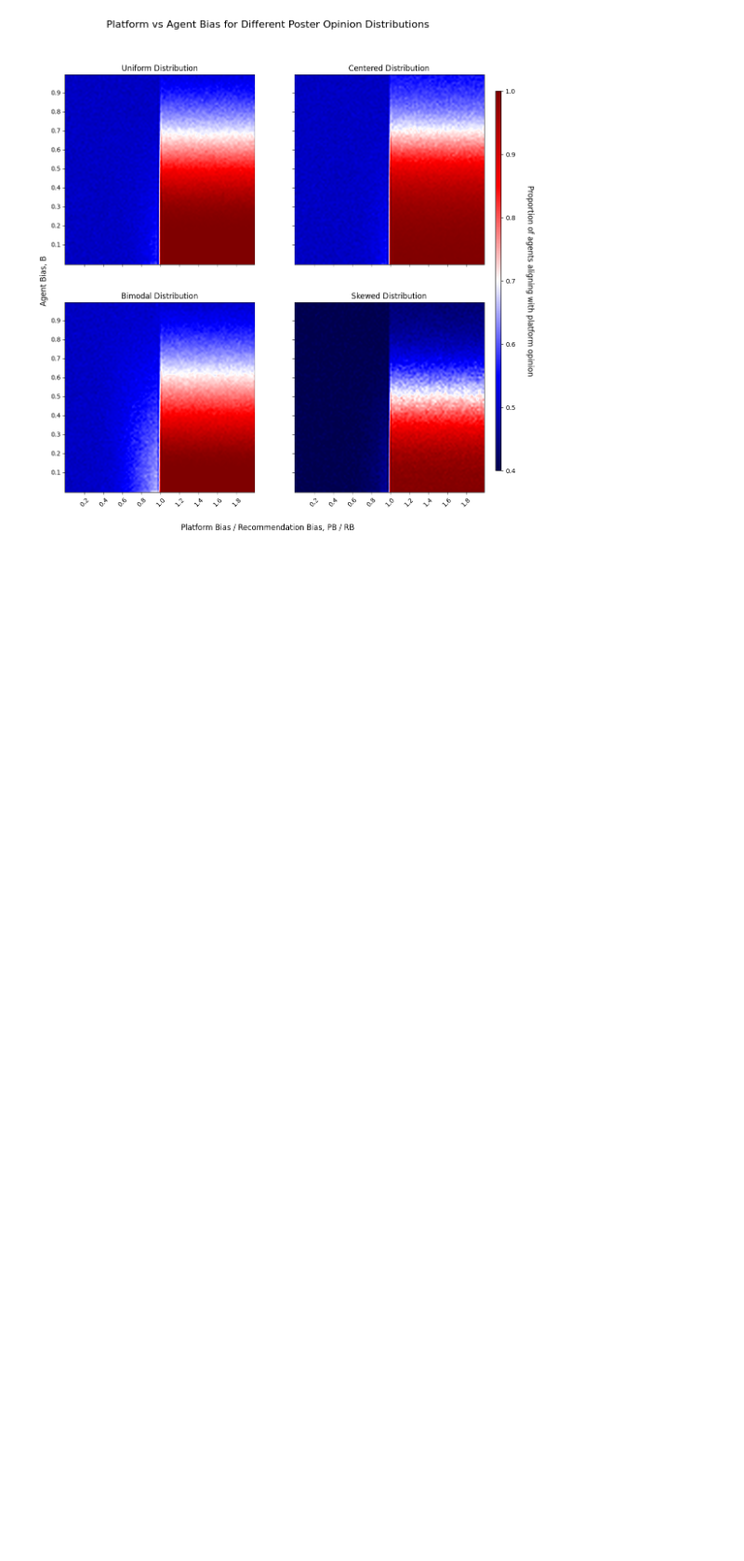
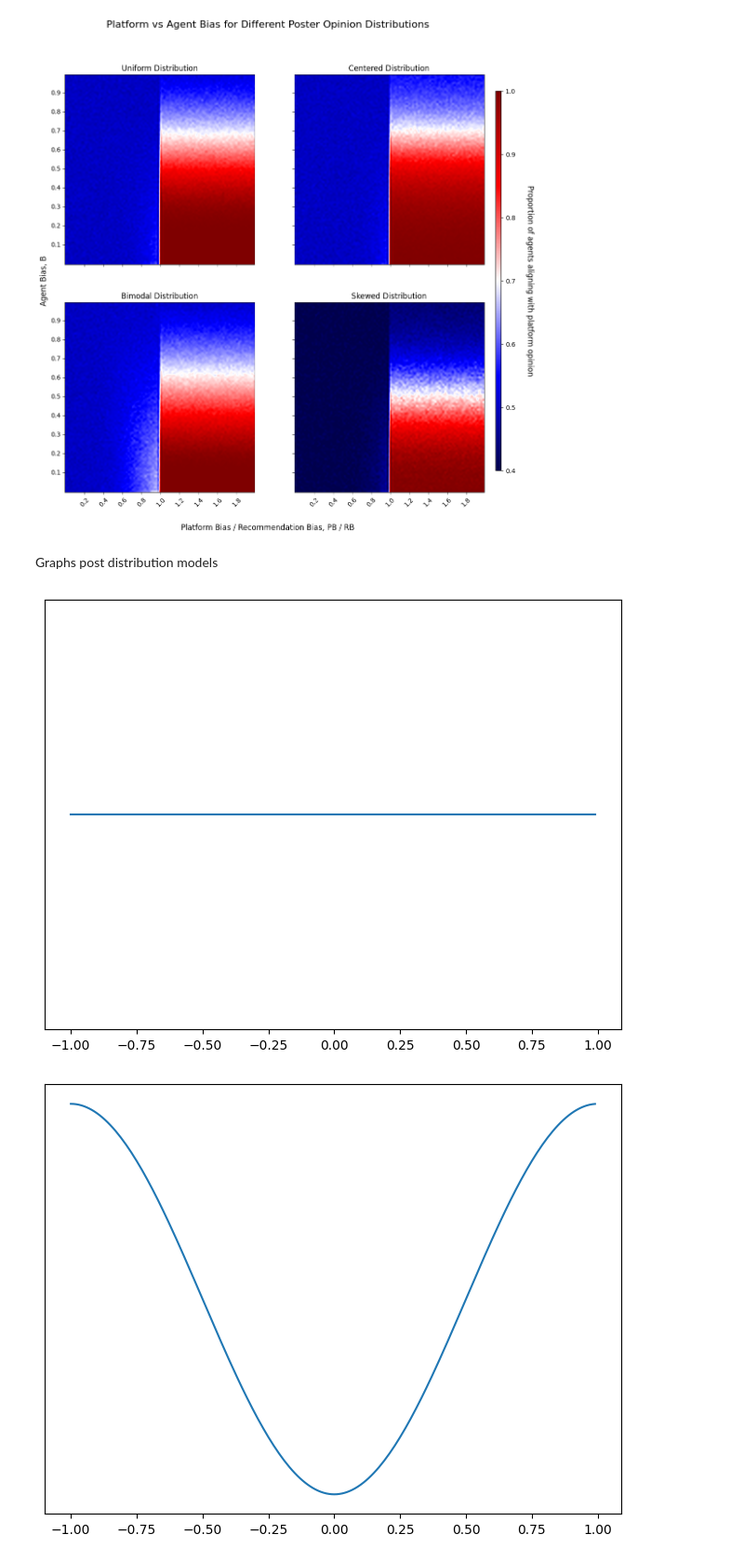
Before and after one commit to jasperpato/Social_Media_Simulator, a Jupyter notebook: analysis.ipynb, the cells around one changed output. Shown at 93% size. Saved outputs shown, nothing was run; the diff lists cells and outputs as text; code cells hidden in the pictures; blank space fills up the shorter version.

```diff
--- a/analysis.ipynb
+++ b/analysis.ipynb
@@ -199,3 +231,32 @@ fig.text(0.08, 0.5, 'Agent Bias, B', va='center', rotation='vertical', fontsize=
 # %% [output]
 Text(0.08, 0.5, 'Agent Bias, B')
 [figure]
+# %% [markdown]
+Graphs post distribution models
+# %%
+def plot_poster_distribution_model(dist):
+	opinions = np.arange(-1.0, 1.0, 0.01)
+
+	if dist == 'uniform':
+		probs = np.ones_like(opinions)
+	elif dist == 'bimodal':
+		probs = np.cos((opinions + 1) / 2 * np.pi) ** 2
+	elif dist == 'centered':
+		probs = np.cos(opinions / 2 * np.pi) ** 2
+	elif dist == 'skewed':
+		probs = np.cos((opinions + 1) / 4 * np.pi) ** 2
+	else:
+		raise ValueError('Invalid poster distribution')
+
+	probs /= np.sum(probs)
+	fig, ax = plt.subplots(figsize=(8, 6))
+	ax.plot(opinions, probs)
+	ax.set_yticks([])
+# %%
+plot_poster_distribution_model('uniform')
+plot_poster_distribution_model('bimodal')
+plot_poster_distribution_model('centered')
+plot_poster_distribution_model('skewed')
+# %% [output]
+[figure, added]
+[figure, added]
```
Also changed, not shown: parts of 4 cells of this notebook, 2 other files.
